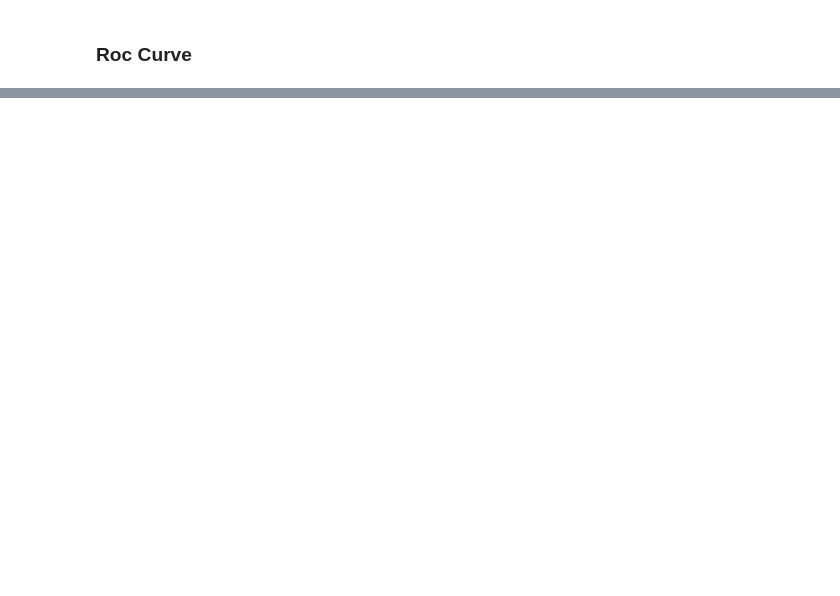
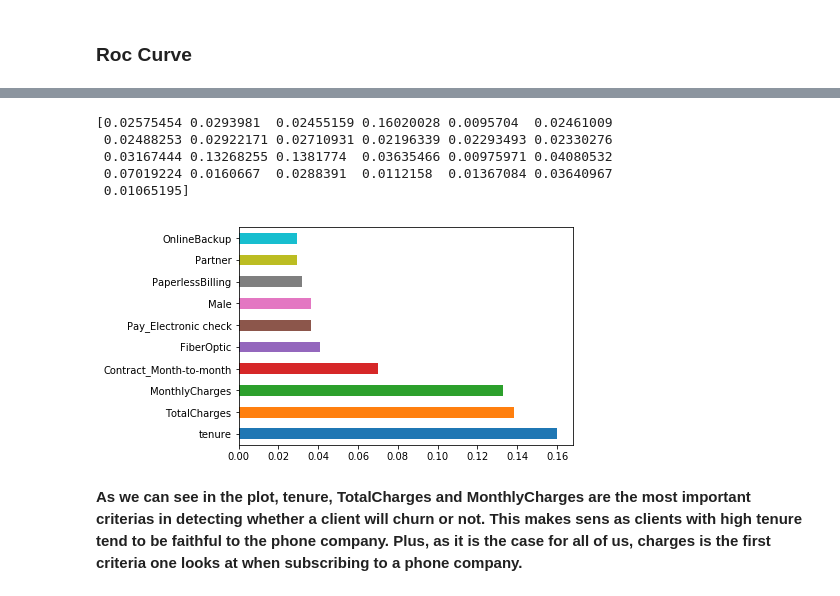
Before and after one commit to sami2310/Datascience-in-Practice, a Jupyter notebook: HW3/Homework_3.ipynb, the cells around one changed output, grey strips where cells are left out. Drawn from its saved outputs; the diff is of its cells as text; code cells hidden in the pictures; blank space fills up the shorter version.

Commit message:
Added feature importance

```diff
--- a/HW3/Homework_3.ipynb
+++ b/HW3/Homework_3.ipynb
@@ -550,0 +491,16 @@ The auc score for KNN : 0.8023046937687334
+# %%
+model = ExtraTreesClassifier()
+model.fit(stand_feat, target)
+#plot graph of feature importances
+feat_importances = pd.Series(model.feature_importances_, index=stand_feat.columns)
+feat_importances.nlargest(10).plot(kind='barh')
+plt.show()
+# %% [output]
+[0.02575454 0.0293981  0.02455159 0.16020028 0.0095704  0.02461009
+ 0.02488253 0.02922171 0.02710931 0.02196339 0.02293493 0.02330276
+ 0.03167444 0.13268255 0.1381774  0.03635466 0.00975971 0.04080532
+ 0.07019224 0.0160667  0.0288391  0.0112158  0.01367084 0.03640967
+ 0.01065195]
+[figure, added]
+# %% [markdown]
+**As we can see in the plot, tenure, TotalCharges and MonthlyCharges are the most important criterias in detecting whether a client will churn or not. This makes sens as clients with high tenure tend to be faithful to the phone company. Plus, as it is the case for all of us, charges is the first criteria one looks at when subscribing to a phone company.**
```
Also changed, not shown: parts of 57 cells of this notebook.
